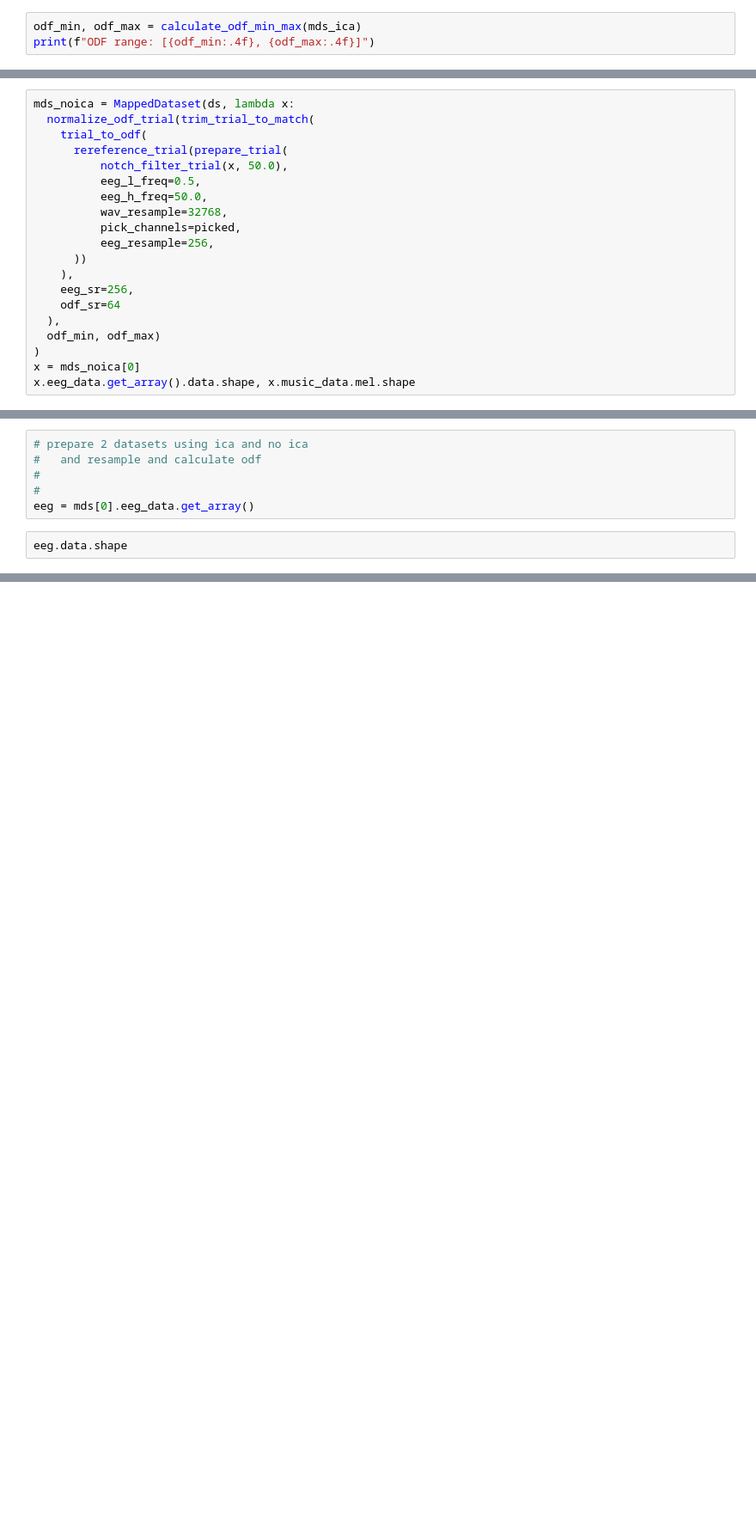
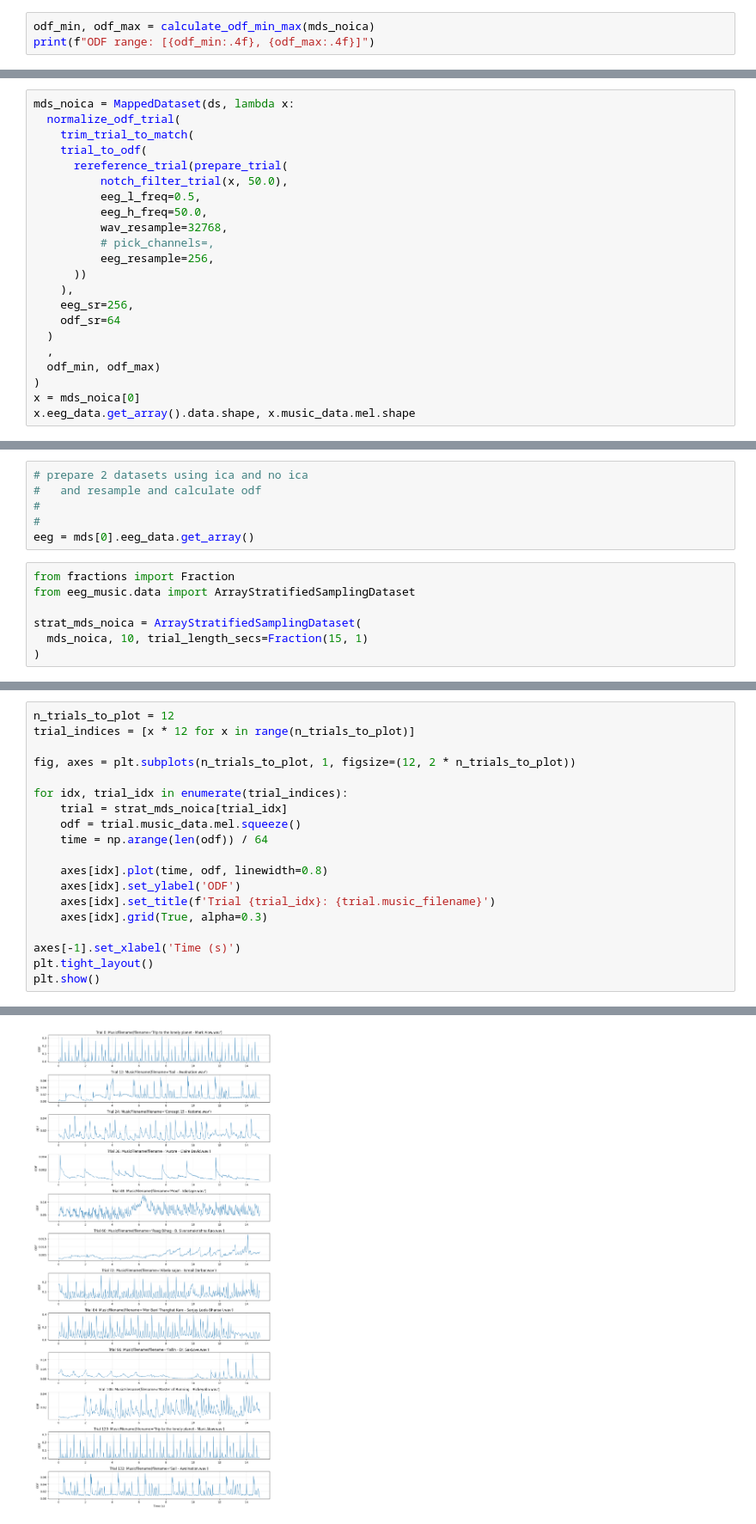
Before and after one commit to zmrocze/eeg-music-code, a Jupyter notebook: src/eeg_music/odf_preprocessing.ipynb, the cells around one changed output, grey strips where cells are left out. Shown at 86% size. Cells and saved outputs as stored; diff of their text form; blank space fills up the shorter version.

Commit message:
vary channel dimension + experiments

```diff
--- a/src/eeg_music/odf_preprocessing.ipynb
+++ b/src/eeg_music/odf_preprocessing.ipynb
@@ -191,7 +191,7 @@ Selecting by number: 22 components
 Fitting ICA took 0.4s.
 ((12, 35068), (1, 8767))
 # %%
-odf_min, odf_max = calculate_odf_min_max(mds_ica)
+odf_min, odf_max = calculate_odf_min_max(mds_noica)
 print(f"ODF range: [{odf_min:.4f}, {odf_max:.4f}]")
 # %% [output]
 Filtering raw data in 1 contiguous segment
@@ -634,20 +434,22 @@ Fitting ICA took 0.4s.
 ... (88 outputs left out)
 # %%
 mds_noica = MappedDataset(ds, lambda x:
-  normalize_odf_trial(trim_trial_to_match(
+  normalize_odf_trial(
+    trim_trial_to_match(
     trial_to_odf(
       rereference_trial(prepare_trial(
           notch_filter_trial(x, 50.0),
           eeg_l_freq=0.5,
           eeg_h_freq=50.0,
           wav_resample=32768,
-          pick_channels=picked,
+          # pick_channels=,
           eeg_resample=256,
       ))
     ),
     eeg_sr=256,
     odf_sr=64
-  ),
+  )
+  ,
   odf_min, odf_max)
 )
 x = mds_noica[0]
@@ -732,4 +534,9 @@ mds.save(Path("./datasets/musing_preprocessed/musing_odf_60ch/"))
 #
 eeg = mds[0].eeg_data.get_array()
 # %%
-eeg.data.shape
+from fractions import Fraction
+from eeg_music.data import ArrayStratifiedSamplingDataset
+
+strat_mds_noica = ArrayStratifiedSamplingDataset(
+  mds_noica, 10, trial_length_secs=Fraction(15, 1)
+)
@@ -737,0 +543,20 @@ eeg.data.shape
+# %%
+n_trials_to_plot = 12
+trial_indices = [x * 12 for x in range(n_trials_to_plot)]
+
+fig, axes = plt.subplots(n_trials_to_plot, 1, figsize=(12, 2 * n_trials_to_plot))
+
+for idx, trial_idx in enumerate(trial_indices):
+    trial = strat_mds_noica[trial_idx]
+    odf = trial.music_data.mel.squeeze()
+    time = np.arange(len(odf)) / 64
+
+    axes[idx].plot(time, odf, linewidth=0.8)
+    axes[idx].set_ylabel('ODF')
+    axes[idx].set_title(f'Trial {trial_idx}: {trial.music_filename}')
+    axes[idx].grid(True, alpha=0.3)
+
+axes[-1].set_xlabel('Time (s)')
+plt.tight_layout()
+plt.show()
+# %% [output]
@@ -737,0 +580 @@ eeg.data.shape
+[figure, added]
```
Also changed, not shown: parts of 6 cells of this notebook, 5 other files.
